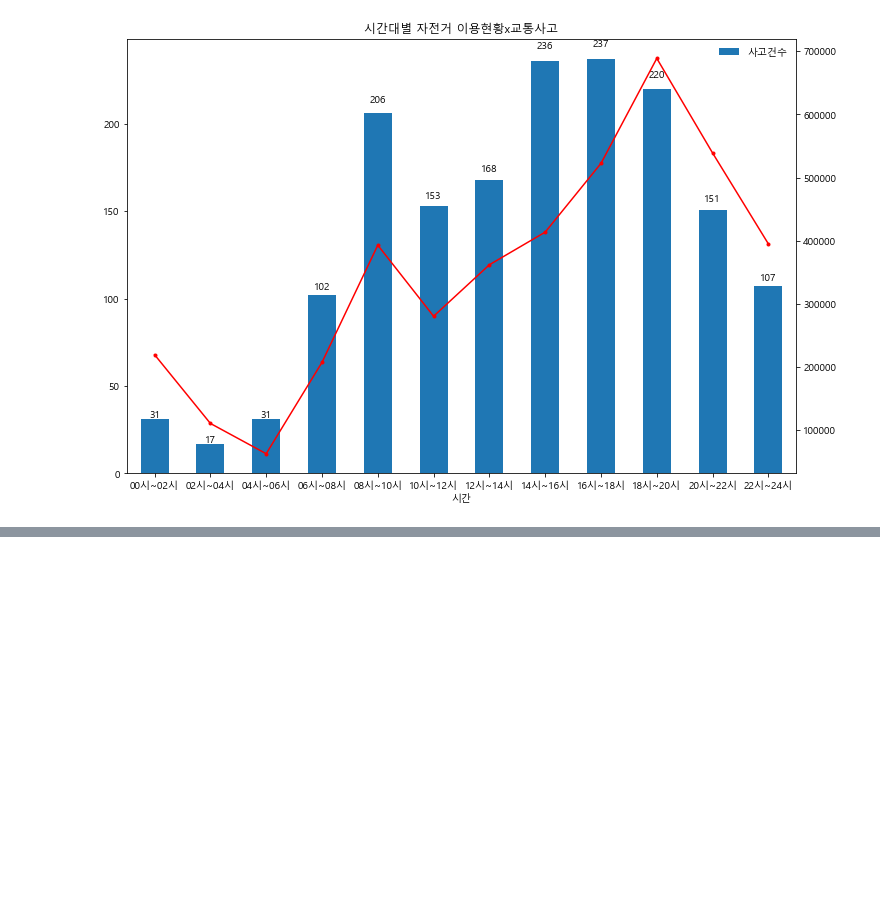
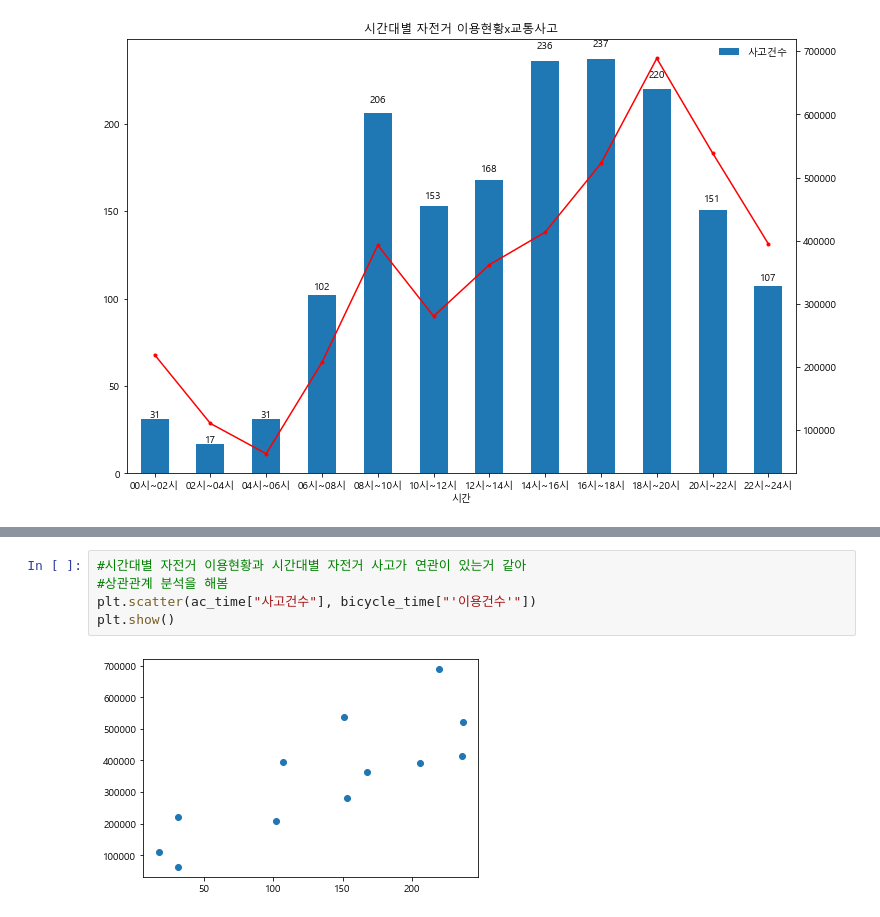
Before and after one commit to LeeHwayeon/bicycle-analysis, a Jupyter notebook: 화연/2017 자전거 이용현황+교통사고.ipynb, the cells around one changed output, grey strips where cells are left out. Cells and saved outputs as stored; diff of their text form; blank space fills up the shorter version.

```diff
--- a/화연/2017 자전거 이용현황+교통사고.ipynb
+++ b/화연/2017 자전거 이용현황+교통사고.ipynb
@@ -468,0 +520,7 @@ plt.show()
+# %%
+#시간대별 자전거 이용현황과 시간대별 자전거 사고가 연관이 있는거 같아
+#상관관계 분석을 해봄
+plt.scatter(ac_time["사고건수"], bicycle_time["'이용건수'"])
+plt.show()
+# %% [output]
+[figure, added]
```
Also changed, not shown: parts of 19 cells of this notebook, 1 other file.
